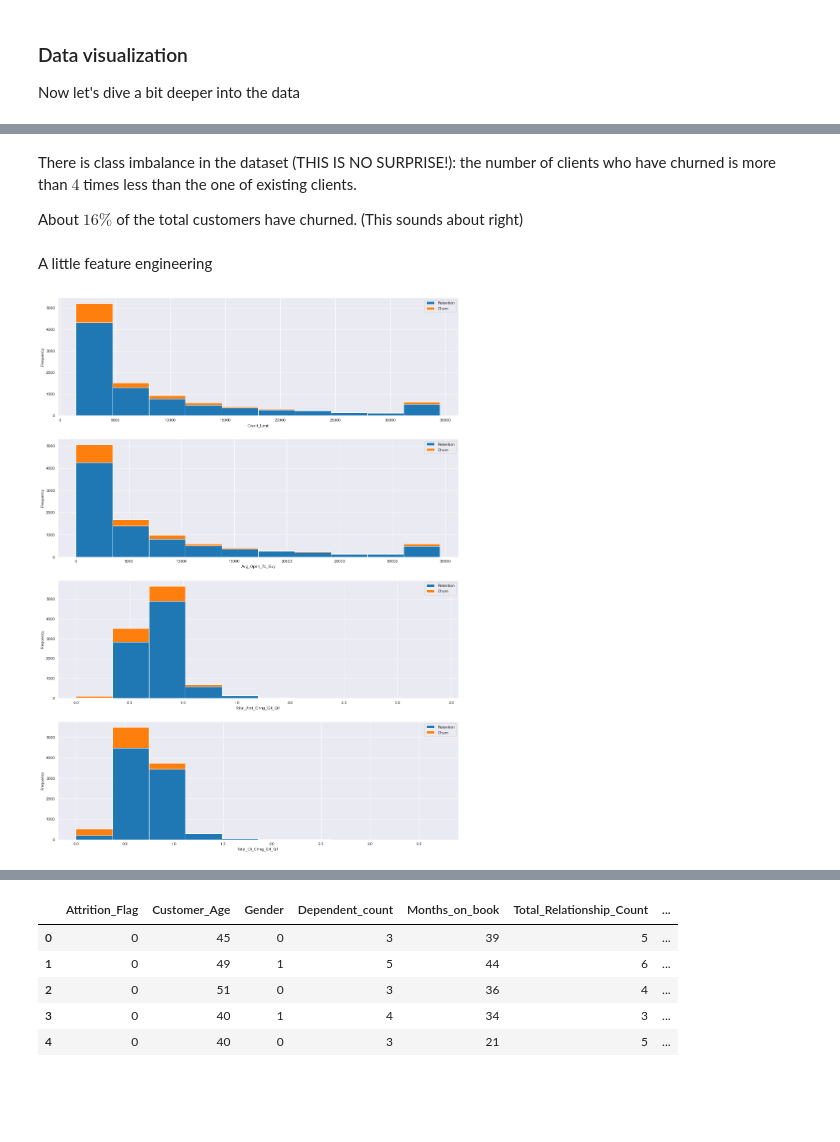
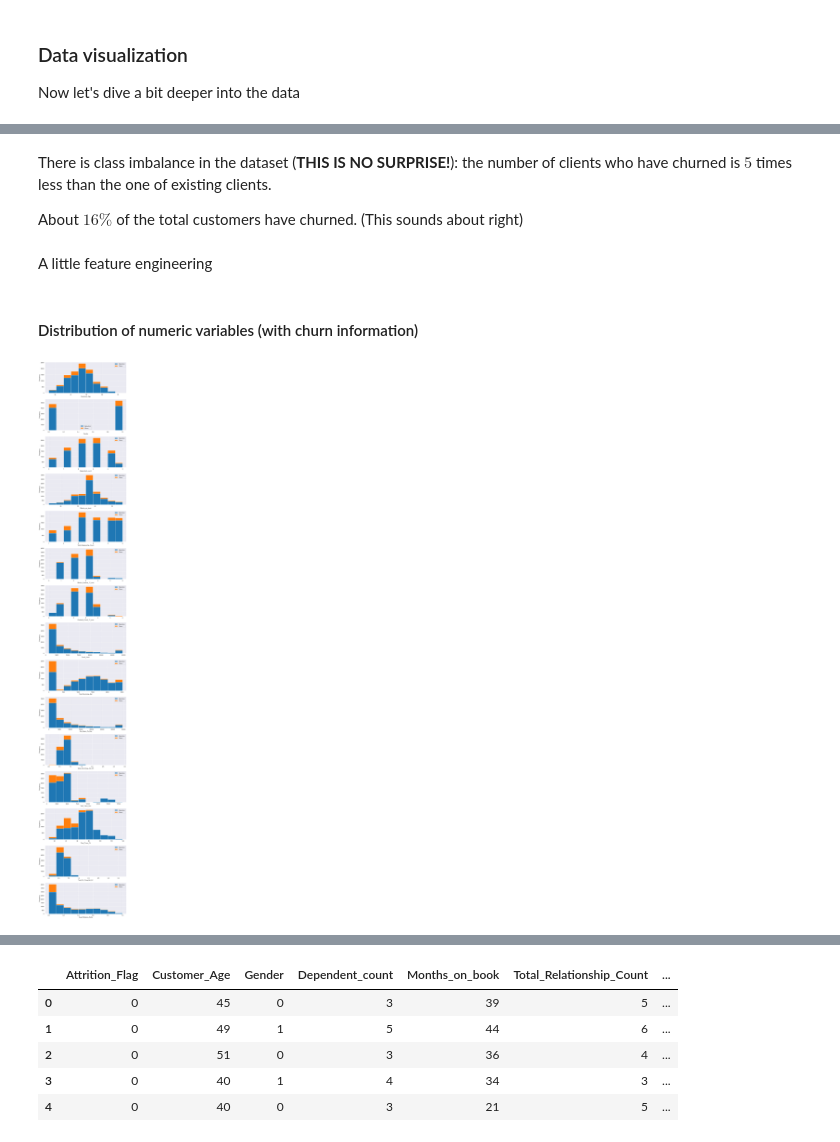
Before and after one commit to wdavys/DS-projects, a Jupyter notebook: BankChurn/client_churn.ipynb, the cells around one changed output, grey strips where cells are left out. Drawn from its saved outputs; the diff is of its cells as text; code cells hidden in the pictures; blank space fills up the shorter version.

```diff
--- a/BankChurn/client_churn.ipynb
+++ b/BankChurn/client_churn.ipynb
@@ -124,5 +150,5 @@ plt.show()
 # %% [markdown]
-There is class imbalance in the dataset (THIS IS NO SURPRISE!): the number of clients who have churned is more than $4$ times less than the one of existing clients.
+There is class imbalance in the dataset (**THIS IS NO SURPRISE!**): the number of clients who have churned is $5$ times less than the one of existing clients.
 
 About $16\%$ of the total customers have churned. (This sounds about right)
 # %% [markdown]
@@ -133,8 +159,10 @@ df.drop(columns='CLIENTNUM', inplace=True) # We drop this column because it has
 # ML models don't know how to handle non-numerical data, hence we turn those categorical variables into numeric (since there are only two possible values per variable)
 df['Attrition_Flag'].replace({'Existing Customer':0, 'Attrited Customer':1}, inplace=True)
 df['Gender'].replace({'M':0, 'F':1}, inplace=True)
+# %% [markdown]
+#### Distribution of numeric variables (with churn information)
 # %%
-def plot_distribution(dataframe, column, ax, bins_=50):
+def plot_distribution(dataframe, column, ax):
     """
     Plot variable distirbution in a stacked histogram of churned or retained company
     """
@@ -148,9 +176,10 @@ def plot_distribution(dataframe, column, ax, bins_=50):
     # Change the x-axis to plain style
     ax.ticklabel_format(style='plain', axis='x')
 # %%
-num_cols = df.select_dtypes(include='float').columns.tolist()
-fig, axs = plt.subplots(nrows=4, figsize=(18, 25))
-for i, el in enumerate(num_cols[:4]):
+num_cols = df.select_dtypes(include='number').columns.tolist()
+num_cols.remove('Attrition_Flag')
+fig, axs = plt.subplots(nrows=len(num_cols), figsize=(10, 70))
+for i, el in enumerate(num_cols):
     plot_distribution(df, el, axs[i])
 # %% [output]
-[figure, old version]
+[figure, new version]
```
Also changed, not shown: parts of 19 cells of this notebook.
